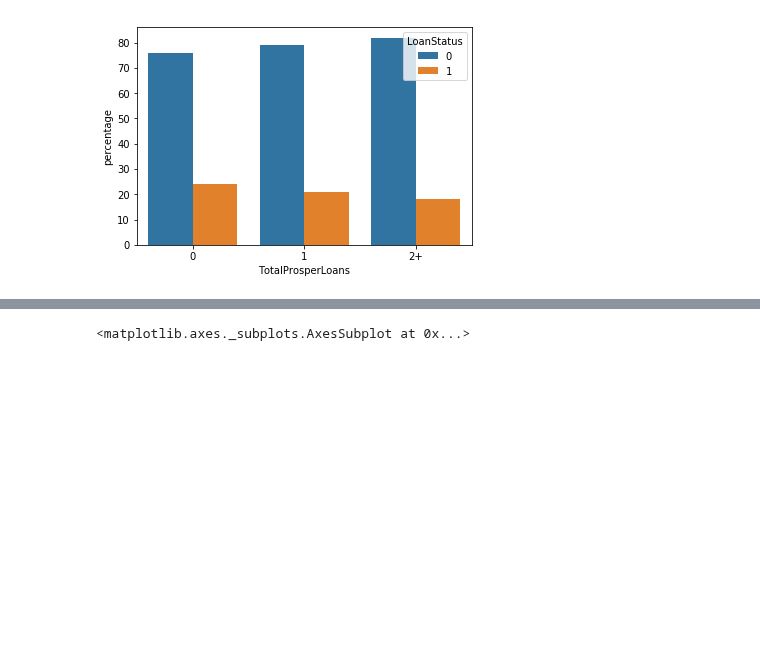
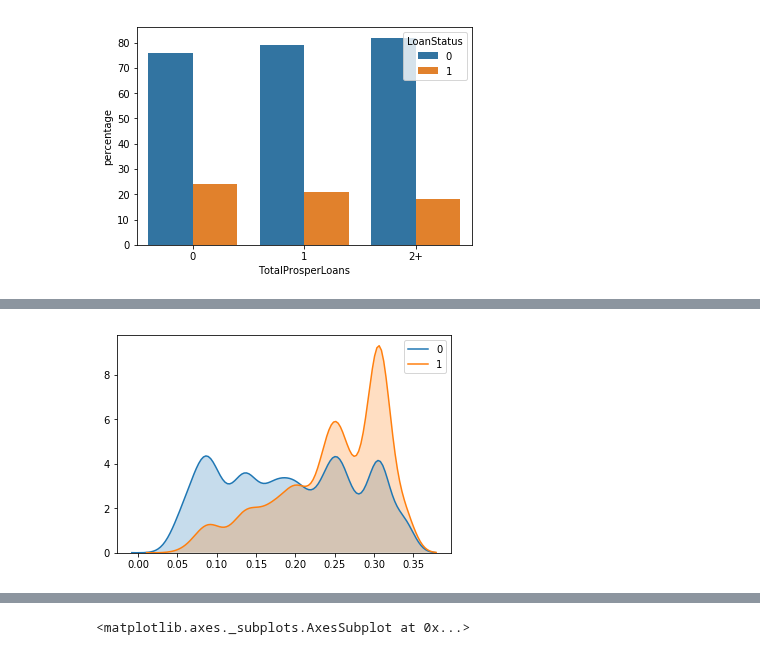
Before and after one commit to abhiksark/Udacity-DataAnalyst-Nanodegree, a Jupyter notebook: bank_loan/loan_dataset.ipynb, the cells around one changed output, grey strips where cells are left out. Drawn from its saved outputs; the diff is of its cells as text; code cells hidden in the pictures; blank space fills up the shorter version.

```diff
--- a/bank_loan/loan_dataset.ipynb
+++ b/bank_loan/loan_dataset.ipynb
@@ -367,0 +357,4 @@ sns.kdeplot(df_new.DebtToIncomeRatio, shade=True, color="r");
+# %%
+kde_plot(df_new,"LenderYield")
+# %% [output]
+[figure, added]
```
Also changed, not shown: parts of 31 cells of this notebook.
